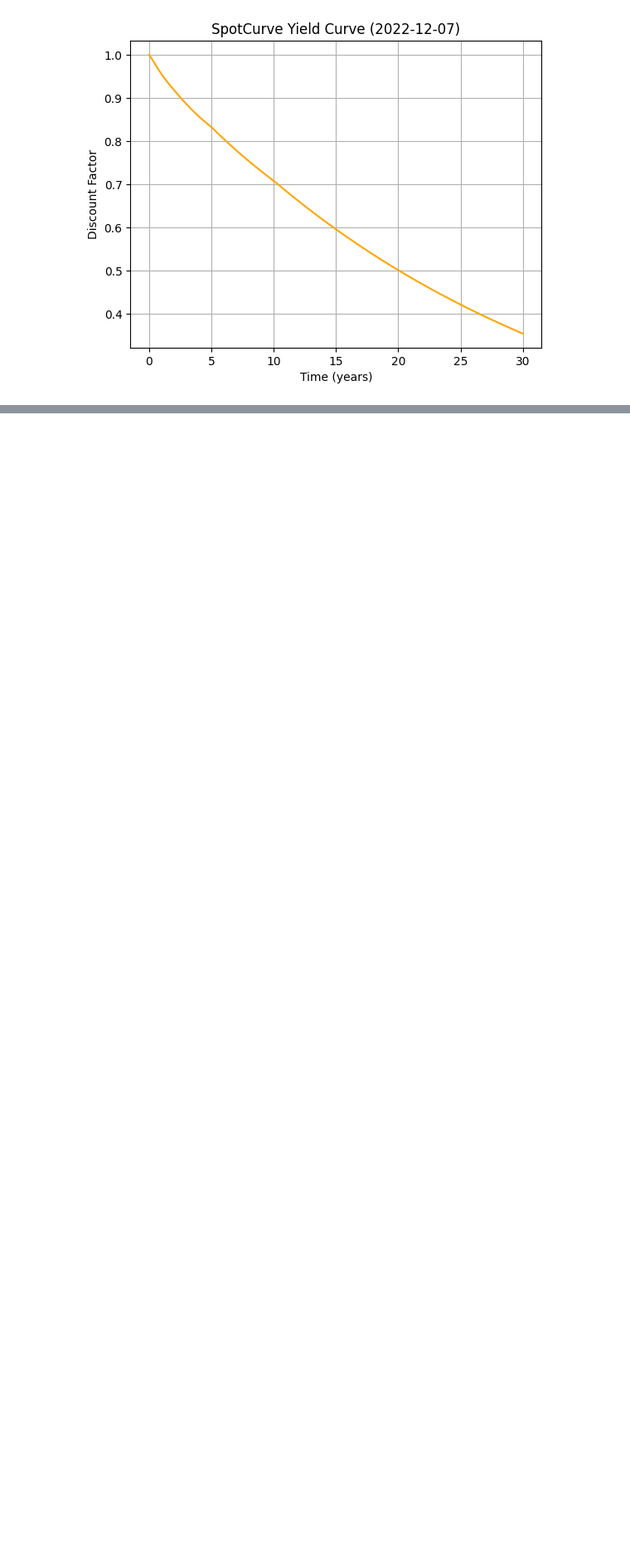
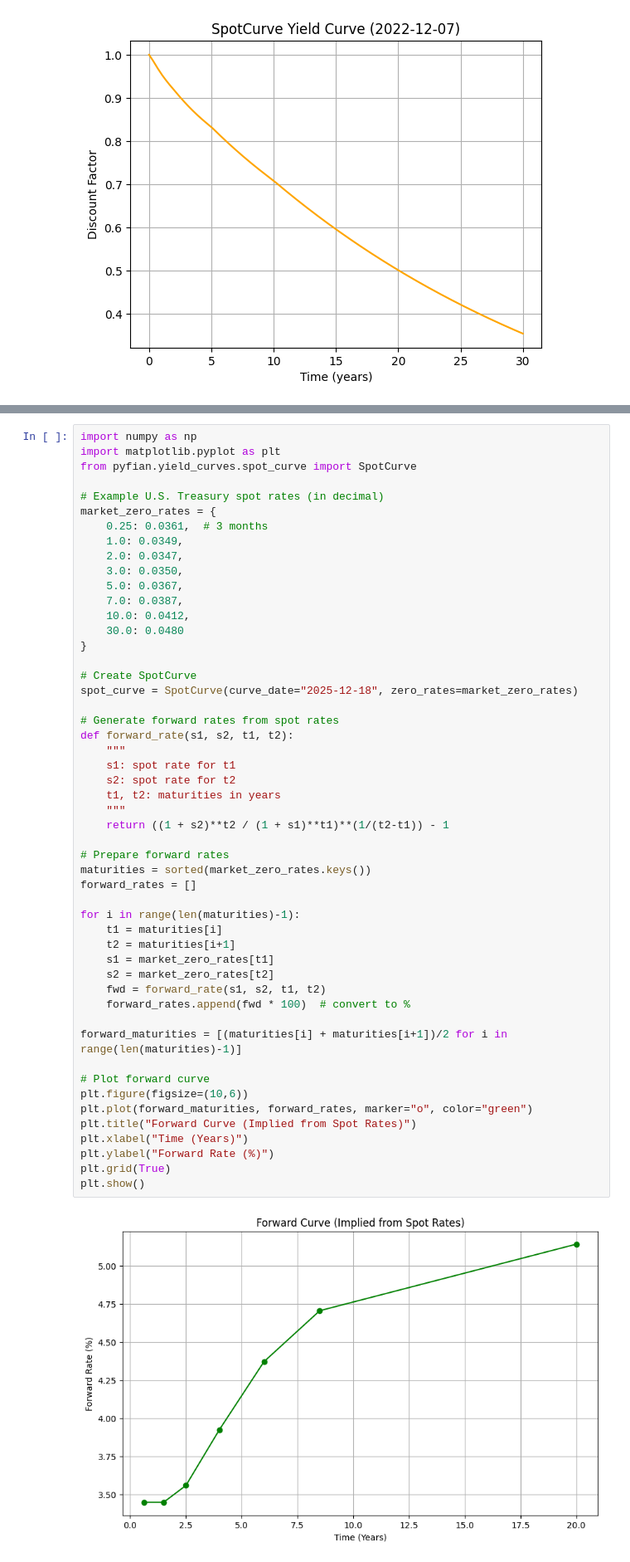
Before and after one commit to Python-Financial-Analyst/pyfian_dev, a Jupyter notebook: docs/source/Topics/fixed_income/05_curves.ipynb, the cells around one changed output, grey strips where cells are left out. Shown at 83% size. Cells and saved outputs as stored; diff of their text form; blank space fills up the shorter version.

```diff
--- a/docs/source/Topics/fixed_income/05_curves.ipynb
+++ b/docs/source/Topics/fixed_income/05_curves.ipynb
@@ -145,0 +211,53 @@ inverted_spot_curve.plot_curve(
+# %%
+import numpy as np
+import matplotlib.pyplot as plt
+from pyfian.yield_curves.spot_curve import SpotCurve
+
+# Example U.S. Treasury spot rates (in decimal)
+market_zero_rates = {
+    0.25: 0.0361,  # 3 months
+    1.0: 0.0349,
+    2.0: 0.0347,
+    3.0: 0.0350,
+    5.0: 0.0367,
+    7.0: 0.0387,
+    10.0: 0.0412,
+    30.0: 0.0480
+}
+
+# Create SpotCurve
+spot_curve = SpotCurve(curve_date="2025-12-18", zero_rates=market_zero_rates)
+
+# Generate forward rates from spot rates
+def forward_rate(s1, s2, t1, t2):
+    """
+    s1: spot rate for t1
+    s2: spot rate for t2
+    t1, t2: maturities in years
+    """
+    return ((1 + s2)**t2 / (1 + s1)**t1)**(1/(t2-t1)) - 1
+
+# Prepare forward rates
+maturities = sorted(market_zero_rates.keys())
+forward_rates = []
+
+for i in range(len(maturities)-1):
+    t1 = maturities[i]
+    t2 = maturities[i+1]
+    s1 = market_zero_rates[t1]
+    s2 = market_zero_rates[t2]
+    fwd = forward_rate(s1, s2, t1, t2)
+    forward_rates.append(fwd * 100)  # convert to %
+
+forward_maturities = [(maturities[i] + maturities[i+1])/2 for i in range(len(maturities)-1)]
+
+# Plot forward curve
+plt.figure(figsize=(10,6))
+plt.plot(forward_maturities, forward_rates, marker="o", color="green")
+plt.title("Forward Curve (Implied from Spot Rates)")
+plt.xlabel("Time (Years)")
+plt.ylabel("Forward Rate (%)")
+plt.grid(True)
+plt.show()
+# %% [output]
+[figure, added]
```
Also changed, not shown: parts of 10 cells of this notebook.
